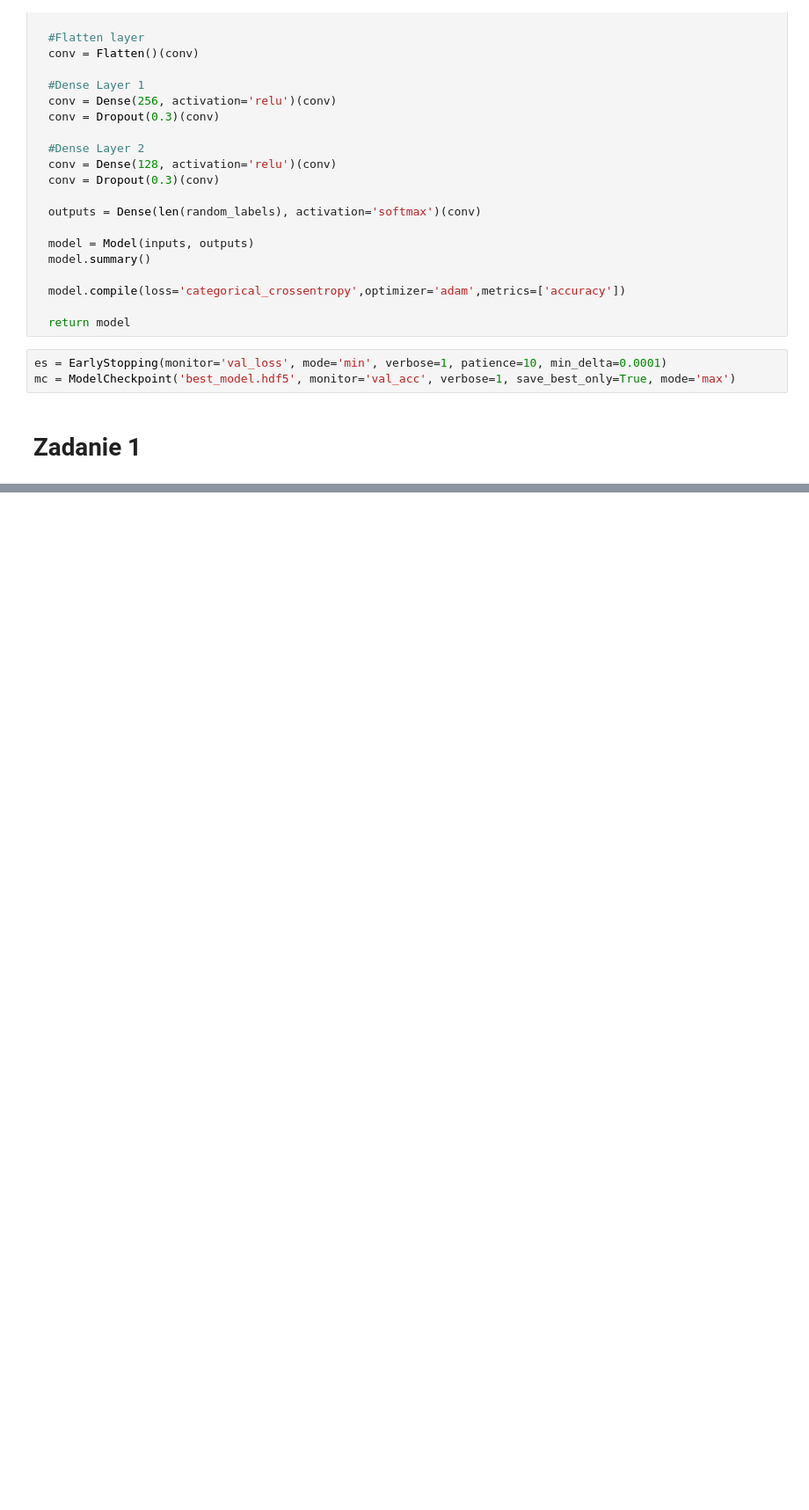
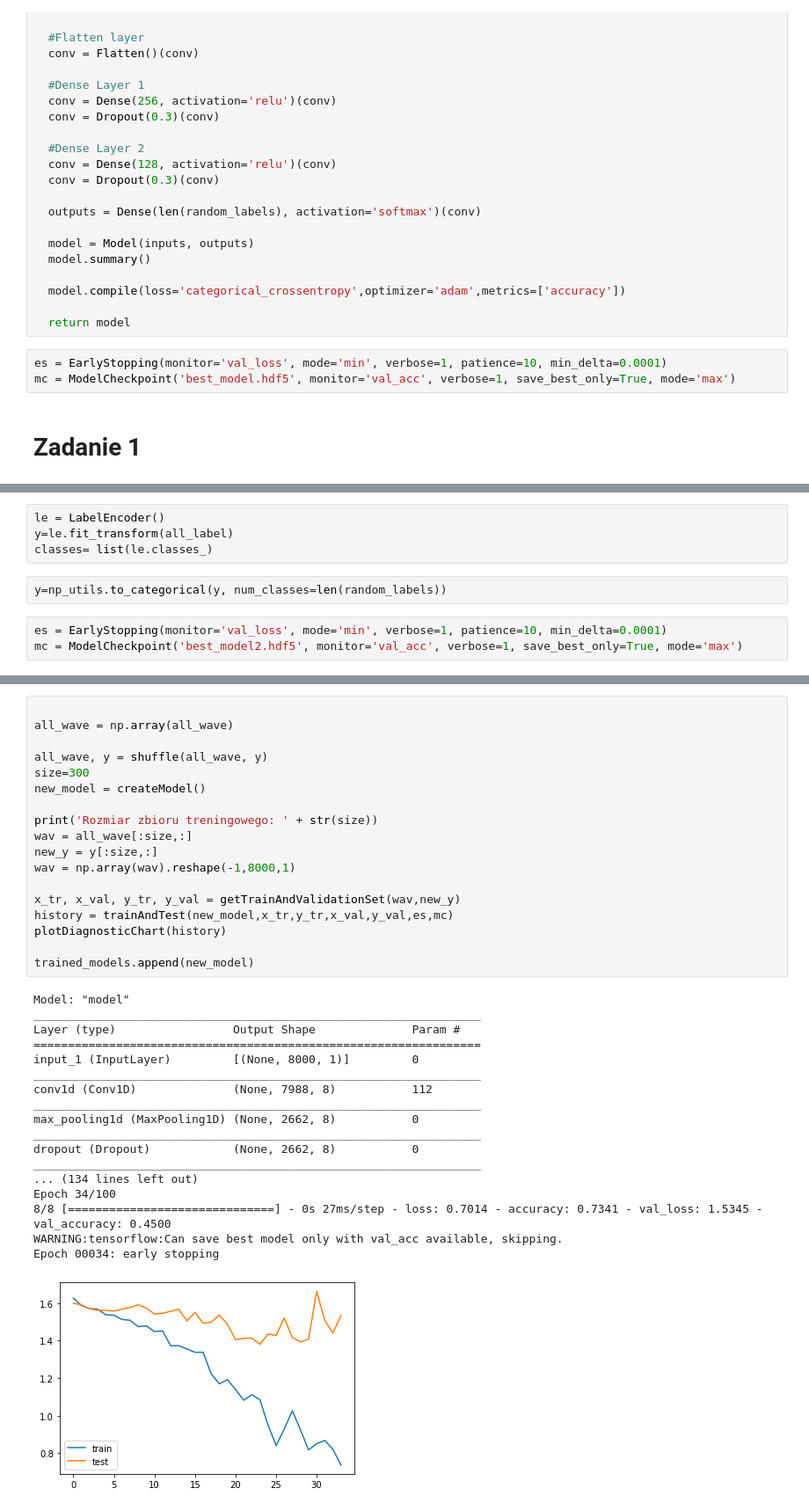
Before and after one commit to Dushess0/IOwADC, a Jupyter notebook: lab3/Deep_learning_2_Bannitsyn_Marchwica.ipynb, the cells around one changed output, grey strips where cells are left out. Shown at 88% size. Saved outputs shown, nothing was run; the diff lists cells and outputs as text; blank space fills up the shorter version.

```diff
--- a/lab3/Deep_learning_2_Bannitsyn_Marchwica.ipynb
+++ b/lab3/Deep_learning_2_Bannitsyn_Marchwica.ipynb
@@ -275,0 +337,9 @@ Epoch 00030: early stopping
+# %%
+le = LabelEncoder()
+y=le.fit_transform(all_label)
+classes= list(le.classes_)
+# %%
+y=np_utils.to_categorical(y, num_classes=len(random_labels))
+# %%
+es = EarlyStopping(monitor='val_loss', mode='min', verbose=1, patience=10, min_delta=0.0001)
+mc = ModelCheckpoint('best_model2.hdf5', monitor='val_acc', verbose=1, save_best_only=True, mode='max')
@@ -275,0 +408,37 @@ Epoch 00030: early stopping
+# %%
+
+all_wave = np.array(all_wave)
+
+all_wave, y = shuffle(all_wave, y)
+size=300
+new_model = createModel()
+
+print('Rozmiar zbioru treningowego: ' + str(size))
+wav = all_wave[:size,:]
+new_y = y[:size,:]
+wav = np.array(wav).reshape(-1,8000,1)
+
+x_tr, x_val, y_tr, y_val = getTrainAndValidationSet(wav,new_y)
+history = trainAndTest(new_model,x_tr,y_tr,x_val,y_val,es,mc)
+plotDiagnosticChart(history)
+
+trained_models.append(new_model)
+# %% [output]
+Model: "model"
+_________________________________________________________________
+Layer (type)                 Output Shape              Param #
+=================================================================
+input_1 (InputLayer)         [(None, 8000, 1)]         0
+_________________________________________________________________
+conv1d (Conv1D)              (None, 7988, 8)           112
+_________________________________________________________________
+max_pooling1d (MaxPooling1D) (None, 2662, 8)           0
+_________________________________________________________________
+dropout (Dropout)            (None, 2662, 8)           0
+_________________________________________________________________
+... (134 lines left out)
+Epoch 34/100
+8/8 [==============================] - 0s 27ms/step - loss: 0.7014 - accuracy: 0.7341 - val_loss: 1.5345 - val_accuracy: 0.4500
+WARNING:tensorflow:Can save best model only with val_acc available, skipping.
+Epoch 00034: early stopping
+[figure, added]
```
Also changed, not shown: parts of 12 cells of this notebook, 11 other files.
